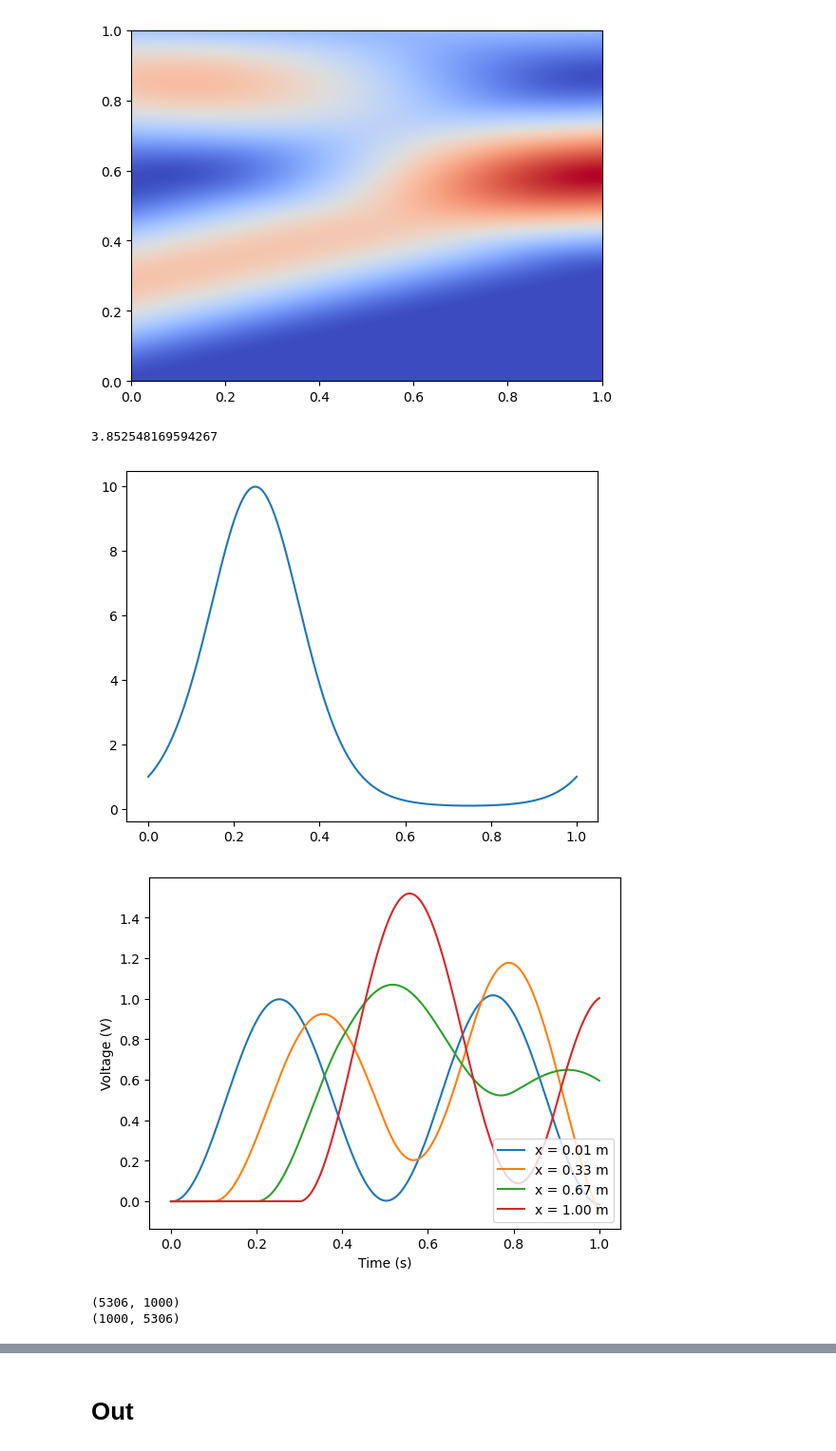
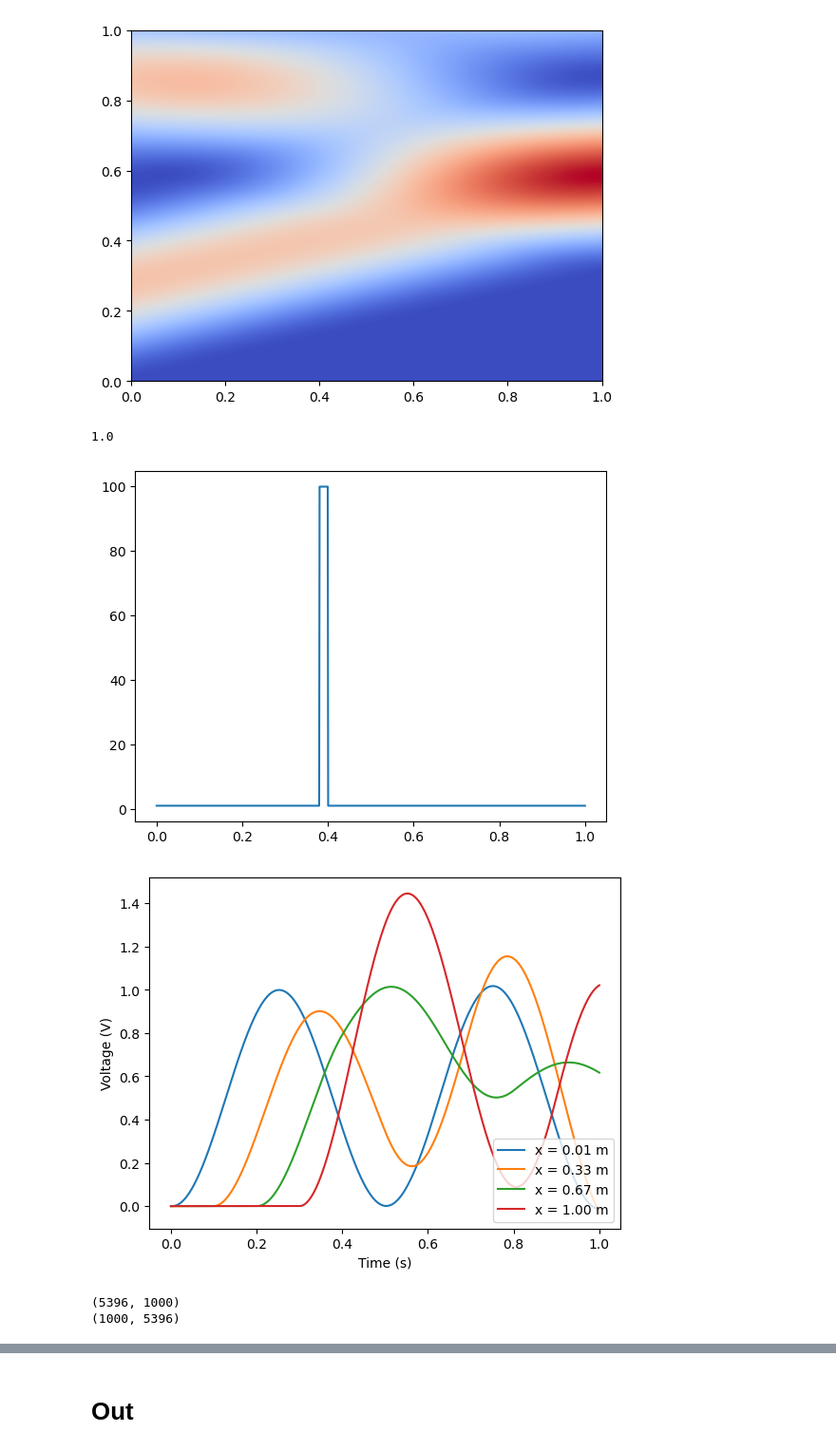
Before and after one commit to AlejandroPenacho/PINN-Project, a Jupyter notebook: numerical.ipynb, the cells around one changed output, grey strips where cells are left out. Shown at 95% size. Cells and saved outputs as stored; diff of their text form; code cells hidden in the pictures.

```diff
--- a/numerical.ipynb
+++ b/numerical.ipynb
@@ -39,10 +39,10 @@ n_x = 1000
 
 def g_factor(x):
     g = 100*np.ones_like(x)
-    g[x < 0.4] = 1
-    g[x > 0.5] = 1
+    g[x < 0.38] = 1
+    g[x > 0.4] = 1
 
-    g = 10**(np.sin(2*np.pi * x))
+    # g = 10**(np.sin(2*np.pi * x))
 
     return g
 
@@ -53,38 +53,38 @@ print(output.g_factor_array[400])
 fig, ax = plt.subplots()
 ax.plot(np.linspace(0, 1, 1000), g_factor(np.linspace(0, 1, 1000)))
 
 plt.figure()
 
 plt.plot(output.t_array, output.sample([0.01], output.t_array, "voltage")[1], label="x = 0.01 m")
 plt.plot(output.t_array, output.sample([0.33], output.t_array, "voltage")[1], label="x = 0.33 m")
 plt.plot(output.t_array, output.sample([0.67], output.t_array, "voltage")[1], label="x = 0.67 m")
 plt.plot(output.t_array, output.sample([1.00], output.t_array, "voltage")[1], label="x = 1.00 m")
 plt.xlabel("Time (s)")
 plt.ylabel("Voltage (V)")
 plt.legend(loc="lower right")
 plt.show()
 
 X, T = np.meshgrid(output.x_array, output.t_array)
 
 print(X.shape)
 print(output.v_grid.shape)
 
 fig, ax = plt.subplots()
 ax.pcolormesh(
     X,
     T,
     output.v_grid.T,
     cmap="coolwarm"
 )
 
 
 output.save("data/case_b.pt")
 # %% [output]
-3.852548169594267
+1.0
-[figure, old version]
+[figure, new version]
-[figure, old version]
+[figure, new version]
-(5306, 1000)
-(1000, 5306)
+(5396, 1000)
+(1000, 5396)
 [figure]
 # %% [markdown]
 # Out
```
Also changed, not shown: 4 other files.
